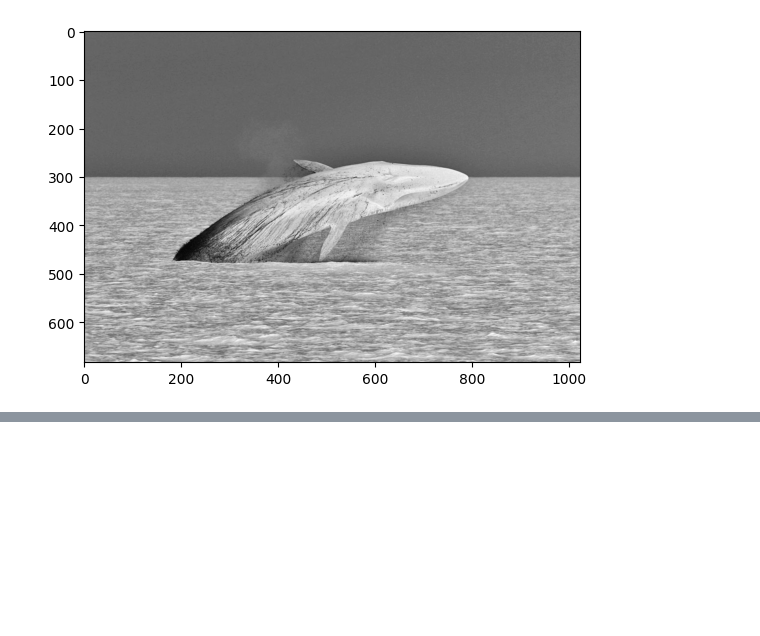
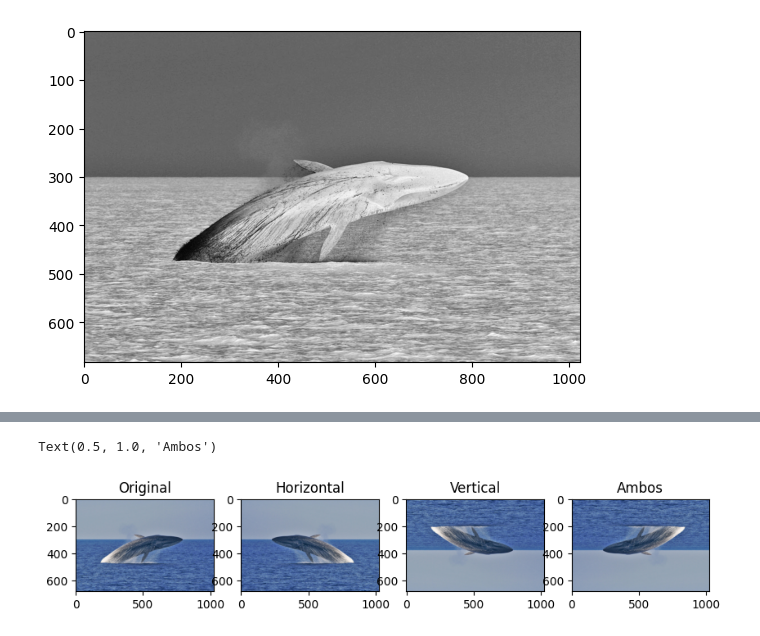
Before and after one commit to valeragabriel/Computer-Vision, a Jupyter notebook: 2.ProcessamentoIMG/OpenCV.ipynb, the cells around one changed output, grey strips where cells are left out. Saved outputs shown, nothing was run; the diff lists cells and outputs as text; code cells hidden in the pictures; blank space fills up the shorter version.

```diff
--- a/2.ProcessamentoIMG/OpenCV.ipynb
+++ b/2.ProcessamentoIMG/OpenCV.ipynb
@@ -97,0 +106,20 @@ plt.imshow(img_mask_inv, cmap='gray')
+# %%
+# Transformações geométricas
+# As transformações geométricas são utilizadas para modificar a forma de uma imagem
+# As transformações mais comuns são a rotação, translação e escala
+img = cv.imread("/Users/gabriel/MyProjectsGit/Computer Vision/Computer-Vision/2.ProcessamentoIMG/img.jpg")
+img = cv.cvtColor(img, cv.COLOR_BGR2RGB)
+
+img_rotated_horz = cv.flip(img, 1)
+img_rotated_vert = cv.flip(img, 0)
+img_rotated_both = cv.flip(img, -1)
+
+# Mostrar imagens
+plt.figure(figsize=(10, 5))
+plt.subplot(141); plt.imshow(img); plt.title("Original")
+plt.subplot(142); plt.imshow(img_rotated_horz); plt.title("Horizontal")
+plt.subplot(143); plt.imshow(img_rotated_vert); plt.title("Vertical")
+plt.subplot(144); plt.imshow(img_rotated_both); plt.title("Ambos")
+# %% [output]
+Text(0.5, 1.0, 'Ambos')
+[figure, added]
```
Also changed, not shown: parts of 2 cells of this notebook.
